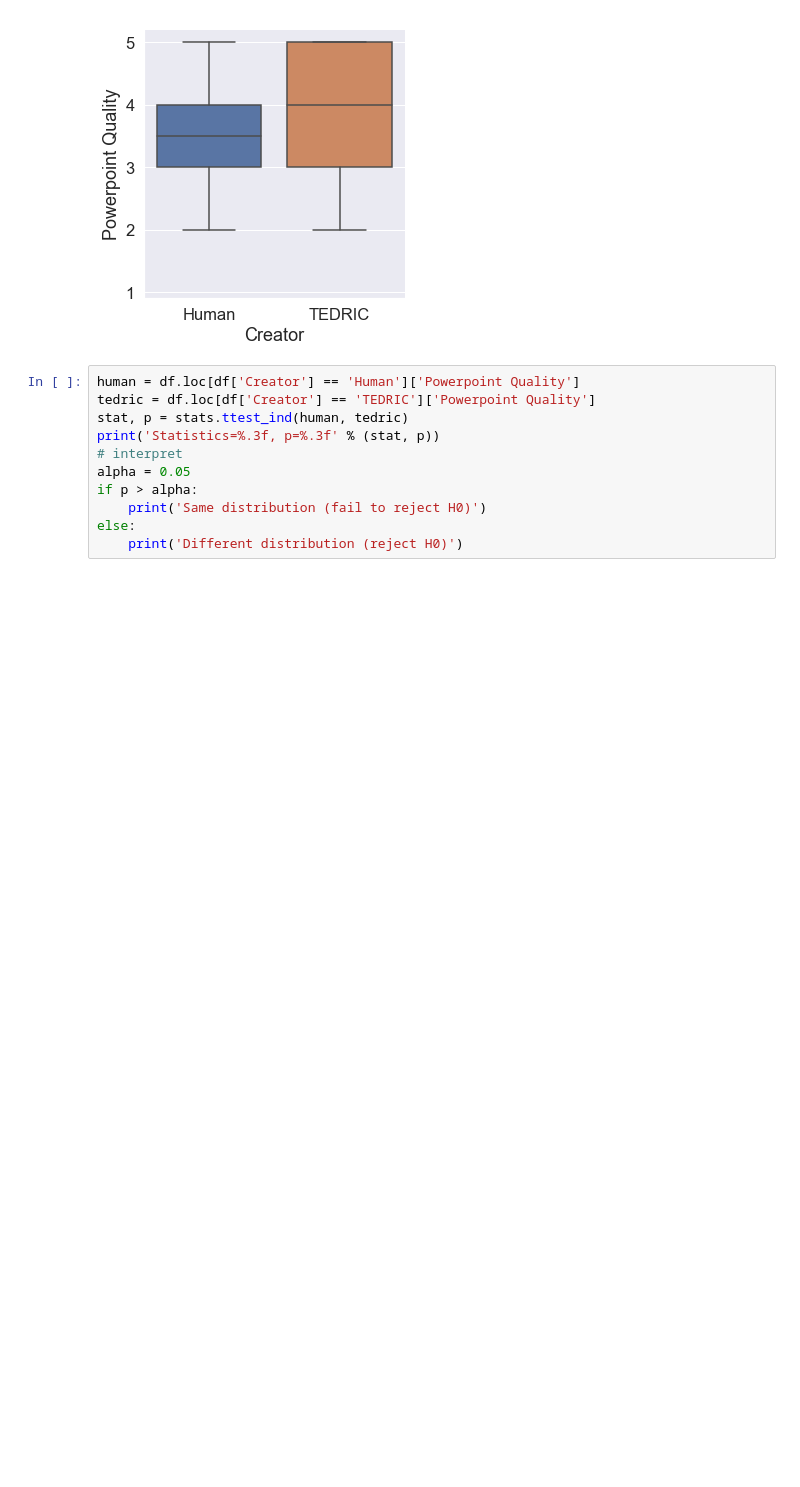
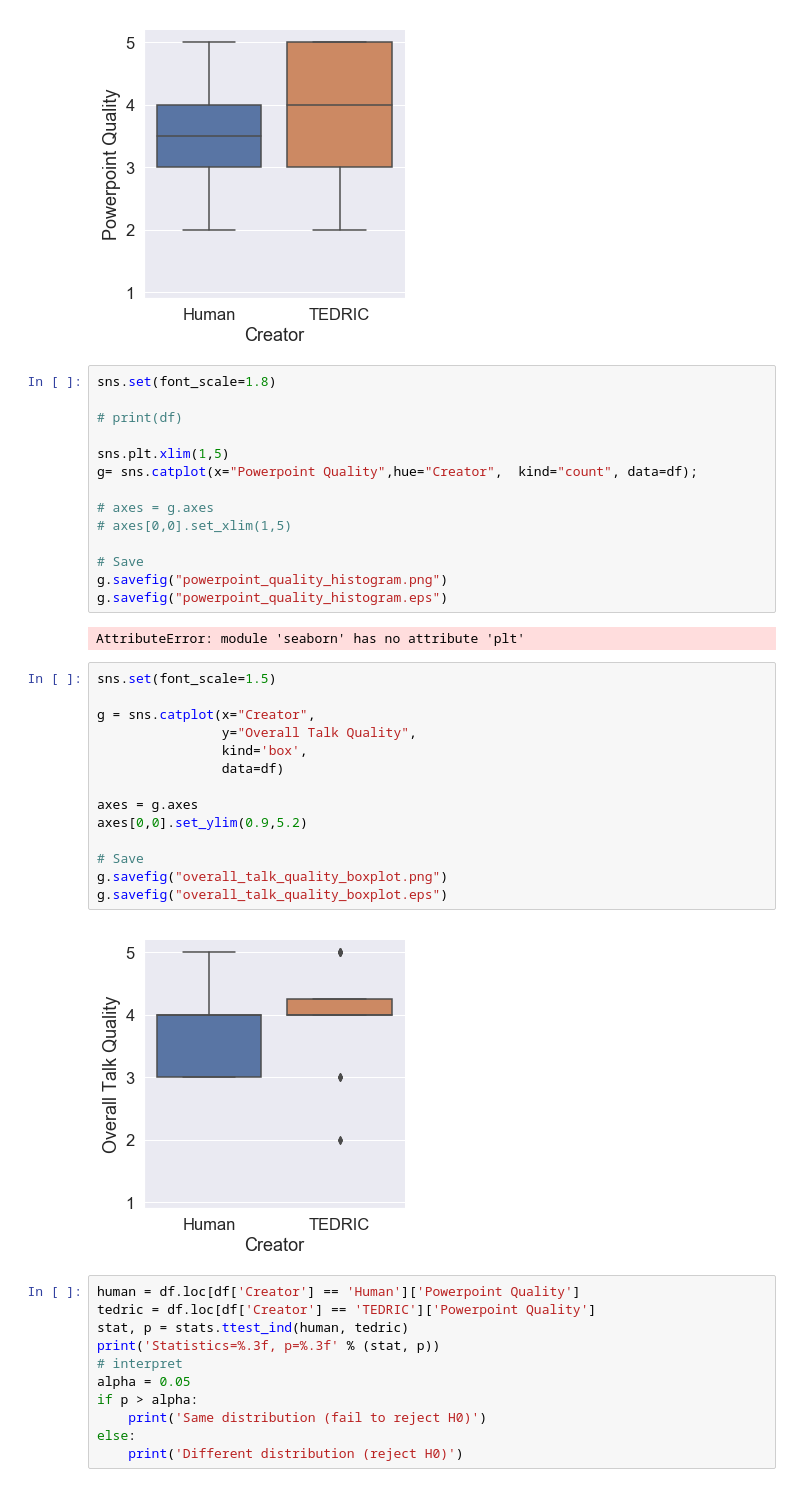
Before and after one commit to korymath/tedric-analysis, a Jupyter notebook: TEDRIC_Analysis.ipynb, the cells around one changed output. Drawn from its saved outputs; the diff is of its cells as text; blank space fills up the shorter version.

```diff
--- a/TEDRIC_Analysis.ipynb
+++ b/TEDRIC_Analysis.ipynb
@@ -33,6 +33,38 @@ g.savefig("powerpoint_quality_boxplot.png")
 g.savefig("powerpoint_quality_boxplot.eps")
 # %% [output]
 [figure]
+# %%
+sns.set(font_scale=1.8)
+
+# print(df)
+
+sns.plt.xlim(1,5)
+g= sns.catplot(x="Powerpoint Quality",hue="Creator",  kind="count", data=df);
+
+# axes = g.axes
+# axes[0,0].set_xlim(1,5)
+
+# Save
+g.savefig("powerpoint_quality_histogram.png")
+g.savefig("powerpoint_quality_histogram.eps")
+# %% [output]
+AttributeError: module 'seaborn' has no attribute 'plt'
+# %%
+sns.set(font_scale=1.5)
+
+g = sns.catplot(x="Creator",
+                y="Overall Talk Quality",
+                kind='box',
+                data=df)
+
+axes = g.axes
+axes[0,0].set_ylim(0.9,5.2)
+
+# Save
+g.savefig("overall_talk_quality_boxplot.png")
+g.savefig("overall_talk_quality_boxplot.eps")
+# %% [output]
+[figure, added]
 # %%
 human = df.loc[df['Creator'] == 'Human']['Powerpoint Quality']
 tedric = df.loc[df['Creator'] == 'TEDRIC']['Powerpoint Quality']
```
Also changed, not shown: 1 other file.
